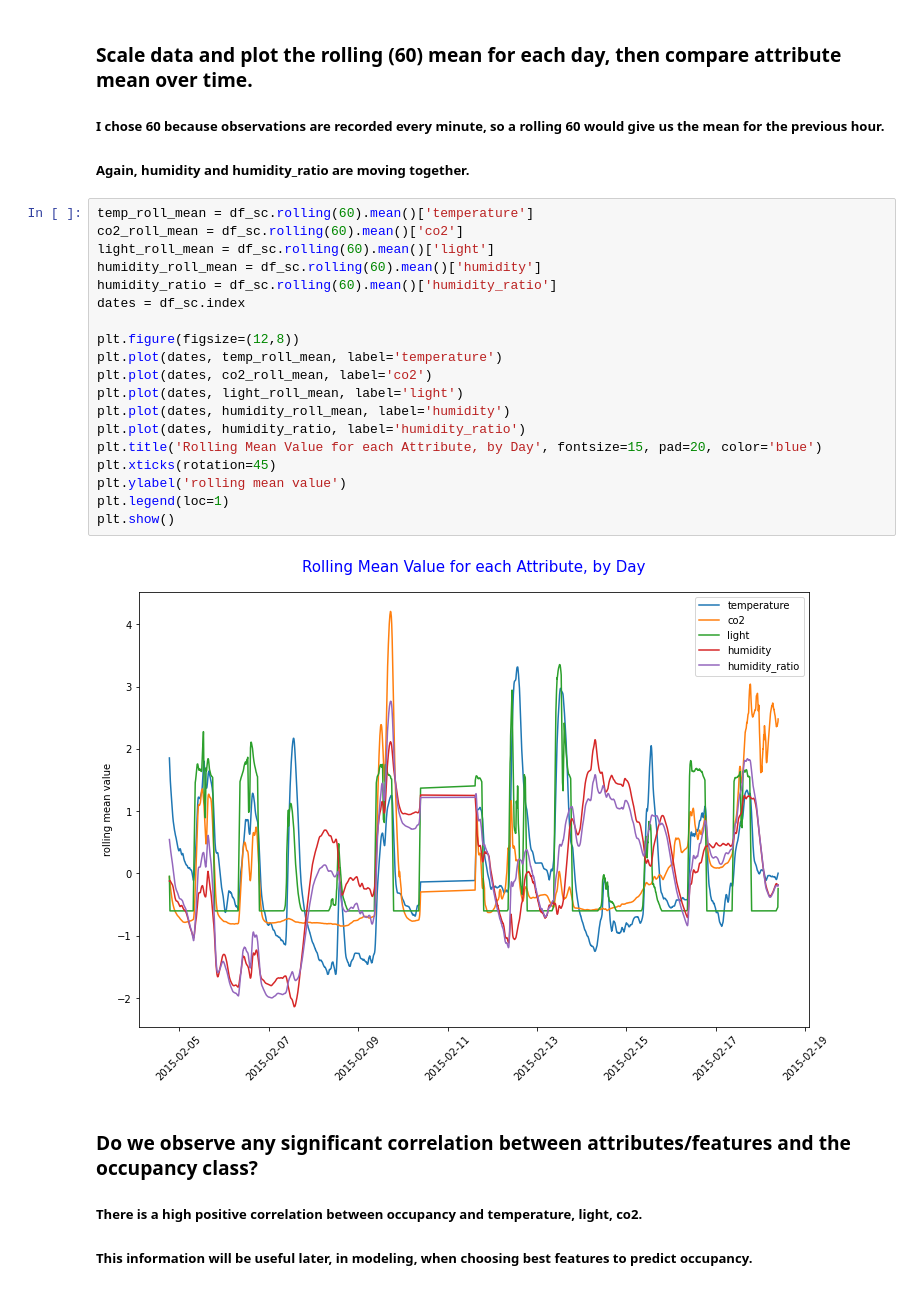
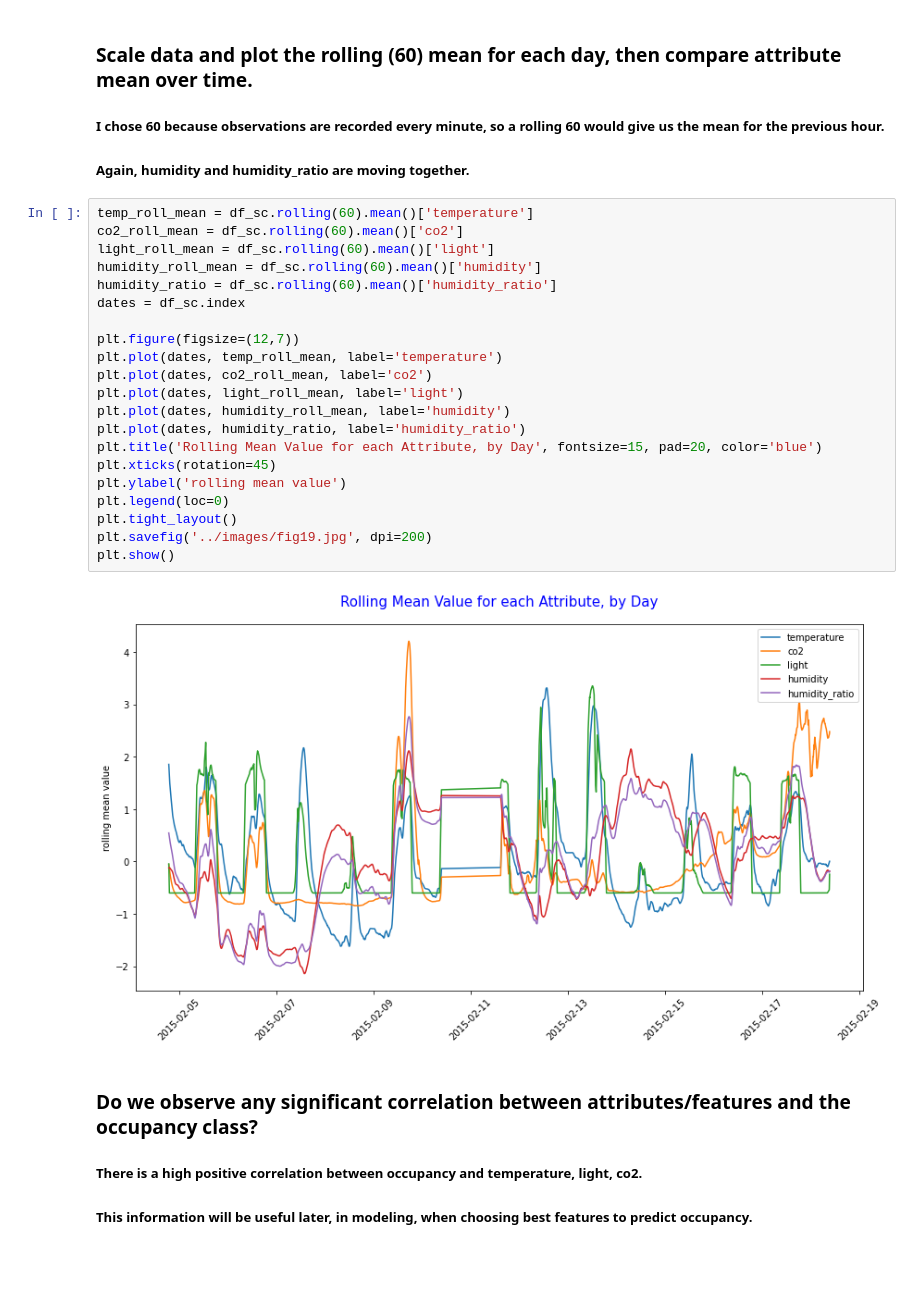
Before and after one commit to CristinaSahoo/Occupancy-Detection, a Jupyter notebook: code/EDA.ipynb, the cells around one changed output. Saved outputs shown, nothing was run; the diff lists cells and outputs as text; blank space fills up the shorter version.

```diff
--- a/code/EDA.ipynb
+++ b/code/EDA.ipynb
@@ -383,24 +487,26 @@ plt.show()
 # %%
 temp_roll_mean = df_sc.rolling(60).mean()['temperature']
 co2_roll_mean = df_sc.rolling(60).mean()['co2']
 light_roll_mean = df_sc.rolling(60).mean()['light']
 humidity_roll_mean = df_sc.rolling(60).mean()['humidity']
 humidity_ratio = df_sc.rolling(60).mean()['humidity_ratio']
 dates = df_sc.index
 
-plt.figure(figsize=(12,8))
+plt.figure(figsize=(12,7))
 plt.plot(dates, temp_roll_mean, label='temperature')
 plt.plot(dates, co2_roll_mean, label='co2')
 plt.plot(dates, light_roll_mean, label='light')
 plt.plot(dates, humidity_roll_mean, label='humidity')
 plt.plot(dates, humidity_ratio, label='humidity_ratio')
 plt.title('Rolling Mean Value for each Attribute, by Day', fontsize=15, pad=20, color='blue')
 plt.xticks(rotation=45)
 plt.ylabel('rolling mean value')
-plt.legend(loc=1)
+plt.legend(loc=0)
+plt.tight_layout()
+plt.savefig('../images/fig19.jpg', dpi=200)
 plt.show()
 # %% [output]
-[figure, old version]
+[figure, new version]
 # %% [markdown]
 ### Do we observe any significant correlation between attributes/features and the occupancy class?
 ##### There is a high positive correlation between occupancy and temperature, light, co2.
```
Also changed, not shown: parts of 38 cells of this notebook, 34 other files.
